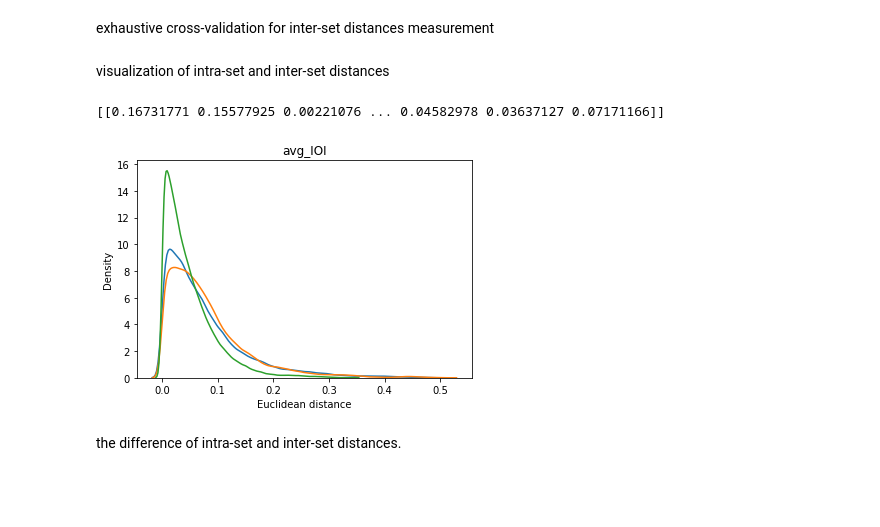
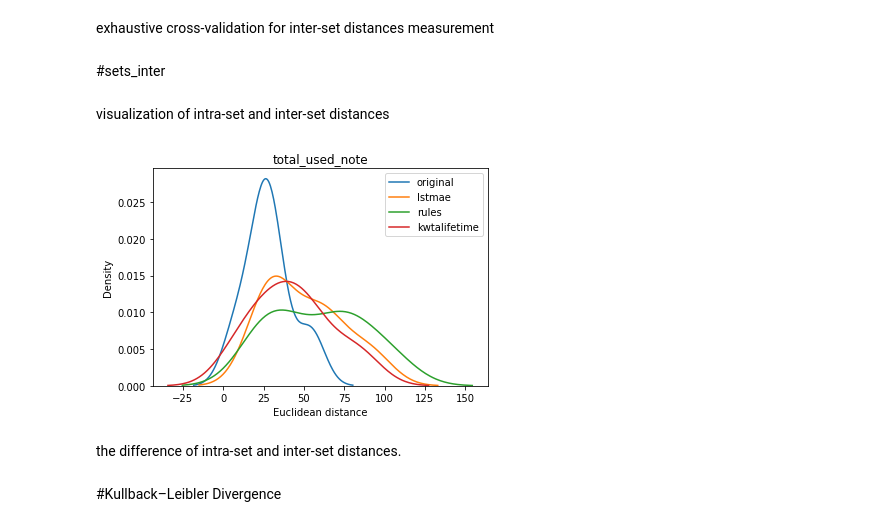
Before and after one commit to jmhuer/Fall2021MusicResearch, a Jupyter notebook: HarmonyReductionAndDecompostion/metrics.ipynb, the cells around one changed output. Drawn from its saved outputs; the diff is of its cells as text; code cells hidden in the pictures; blank space fills up the shorter version.

```diff
--- a/HarmonyReductionAndDecompostion/metrics.ipynb
+++ b/HarmonyReductionAndDecompostion/metrics.ipynb
@@ -113,43 +220,61 @@ exhaustive cross-validation for intra-set distances measurement
 # %%
 loo = LeaveOneOut()
 loo.get_n_splits(np.arange(num_samples))
+set0_intra = np.zeros((num_samples, len(metrics_list), num_samples-1))
 set1_intra = np.zeros((num_samples, len(metrics_list), num_samples-1))
 set2_intra = np.zeros((num_samples, len(metrics_list), num_samples-1))
+set3_intra = np.zeros((num_samples, len(metrics_list), num_samples-1))
+set4_intra = np.zeros((num_samples, len(metrics_list), num_samples-1))
+
 for i in range(len(metrics_list)):
     for train_index, test_index in loo.split(np.arange(num_samples)):
         # print(train_index)
-        set1_intra[test_index[0]][i] = utils.c_dist(set1_eval[metrics_list[i]][test_index], set1_eval[metrics_list[i]][train_index])
-        set2_intra[test_index[0]][i] = utils.c_dist(set2_eval[metrics_list[i]][test_index], set2_eval[metrics_list[i]][train_index])
+        set0_intra[test_index[0]][i] = utils.c_dist(set_eval0[metrics_list[i]][test_index], set_eval0[metrics_list[i]][train_index])
+        set1_intra[test_index[0]][i] = utils.c_dist(set_eval1[metrics_list[i]][test_index], set_eval1[metrics_list[i]][train_index])
+        set2_intra[test_index[0]][i] = utils.c_dist(set_eval2[metrics_list[i]][test_index], set_eval2[metrics_list[i]][train_index])
+        set3_intra[test_index[0]][i] = utils.c_dist(set_eval3[metrics_list[i]][test_index], set_eval3[metrics_list[i]][train_index])
+        set4_intra[test_index[0]][i] = utils.c_dist(set_eval4[metrics_list[i]][test_index], set_eval4[metrics_list[i]][train_index])
 # %% [markdown]
 exhaustive cross-validation for inter-set distances measurement
+# %% [markdown]
+#sets_inter
 # %%
-loo = LeaveOneOut()
-loo.get_n_splits(np.arange(num_samples))
-sets_inter = np.zeros((num_samples, len(metrics_list), num_samples))
+# loo = LeaveOneOut()
+# loo.get_n_splits(np.arange(num_samples))
+# sets_inter = np.zeros((num_samples, len(metrics_list), num_samples))
 
-for i in range(len(metrics_list)):
-    for train_index, test_index in loo.split(np.arange(num_samples)):
-        # print(test_index)
-        sets_inter[test_index[0]][i] = utils.c_dist(set1_eval[metrics_list[i]][test_index], set2_eval[metrics_list[i]])
+# for i in range(len(metrics_list)):
+#     for train_index, test_index in loo.split(np.arange(num_samples)):
+#         # print(test_index)
+#         sets_inter[test_index[0]][i] = utils.c_dist(set1_eval[metrics_list[i]][test_index], set2_eval[metrics_list[i]])
 # %% [markdown]
 visualization of intra-set and inter-set distances
 # %%
+plot_set0_intra = np.transpose(set0_intra,(1, 0, 2)).reshape(len(metrics_list), -1)
 plot_set1_intra = np.transpose(set1_intra,(1, 0, 2)).reshape(len(metrics_list), -1)
-print(plot_set1_intra)
 plot_set2_intra = np.transpose(set2_intra,(1, 0, 2)).reshape(len(metrics_list), -1)
-plot_sets_inter = np.transpose(sets_inter,(1, 0, 2)).reshape(len(metrics_list), -1)
+plot_set3_intra = np.transpose(set3_intra,(1, 0, 2)).reshape(len(metrics_list), -1)
+plot_set4_intra = np.transpose(set4_intra,(1, 0, 2)).reshape(len(metrics_list), -1)
+
+
+# plot_sets_inter = np.transpose(sets_inter,(1, 0, 2)).reshape(len(metrics_list), -1)
 for i in range(0,len(metrics_list)):
-    sns.kdeplot(plot_set1_intra[i], label='1.0')
-    sns.kdeplot(plot_sets_inter[i], label='inter')
-    sns.kdeplot(plot_set2_intra[i], label='1.5')
-    # sns.kdeplot(backup[i], label='1.3')
+    sns.kdeplot(plot_set0_intra[i], label='original')
+    sns.kdeplot(plot_set1_intra[i], label='lstmae')
+    # # sns.kdeplot(plot_sets_inter[i], label='inter')
+    sns.kdeplot(plot_set2_intra[i], label='rules')
+    # # sns.kdeplot(backup[i], label='1.3')
+    sns.kdeplot(plot_set3_intra[i], label='kwtalifetime')
+    # sns.kdeplot(plot_set4_intra[i], label='1.4')
 
+    plt.legend()
     plt.title(metrics_list[i])
     plt.xlabel('Euclidean distance')
     plt.show()
 # %% [output]
-[[0.16731771 0.15577925 0.00221076 ... 0.04582978 0.03637127 0.07171166]]
-[figure, old version]
+[figure, new version]
 # %% [markdown]
 the difference of intra-set and inter-set distances.
+# %% [markdown]
+#Kullback–Leibler Divergence
 # %%
```
Also changed, not shown: parts of 23 cells of this notebook.
